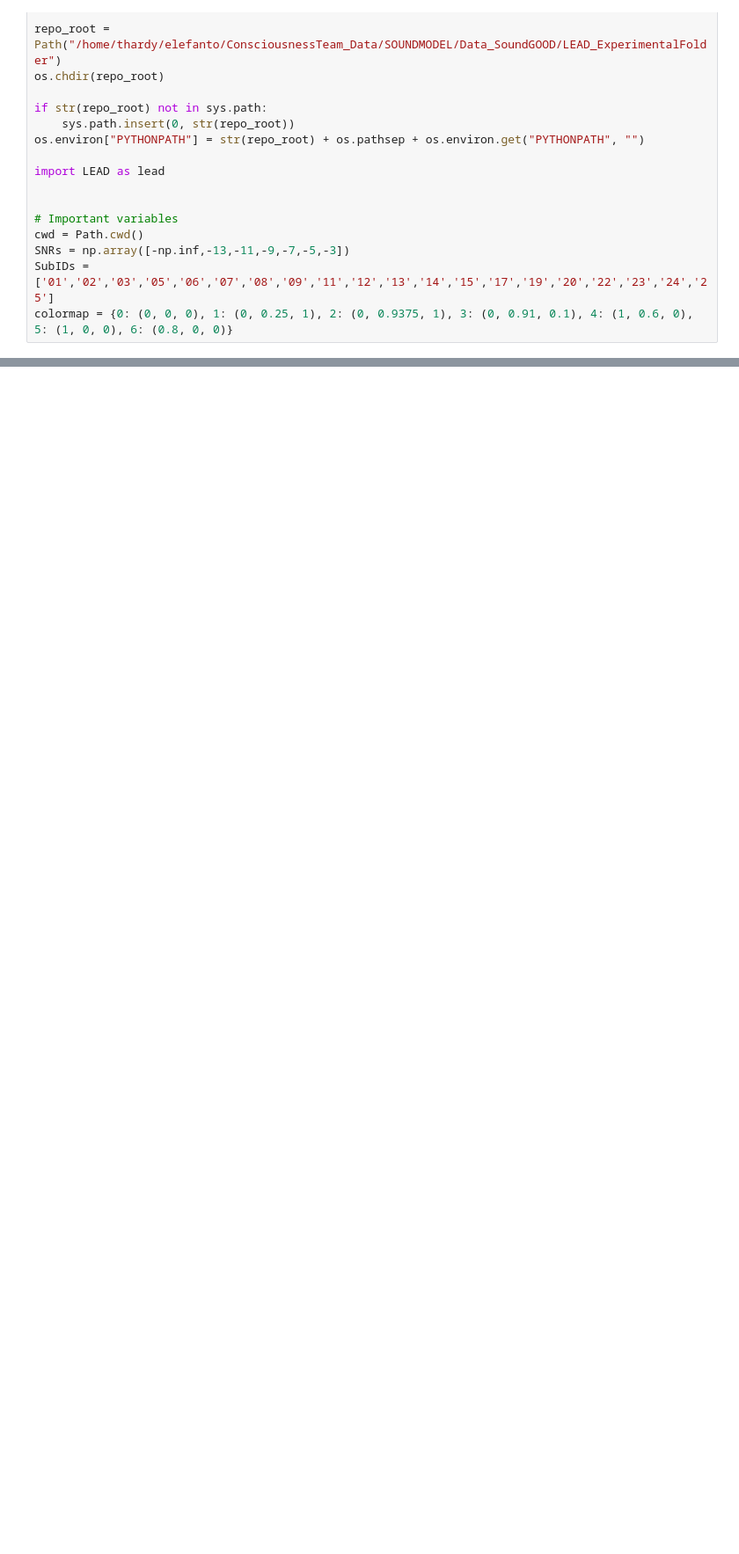
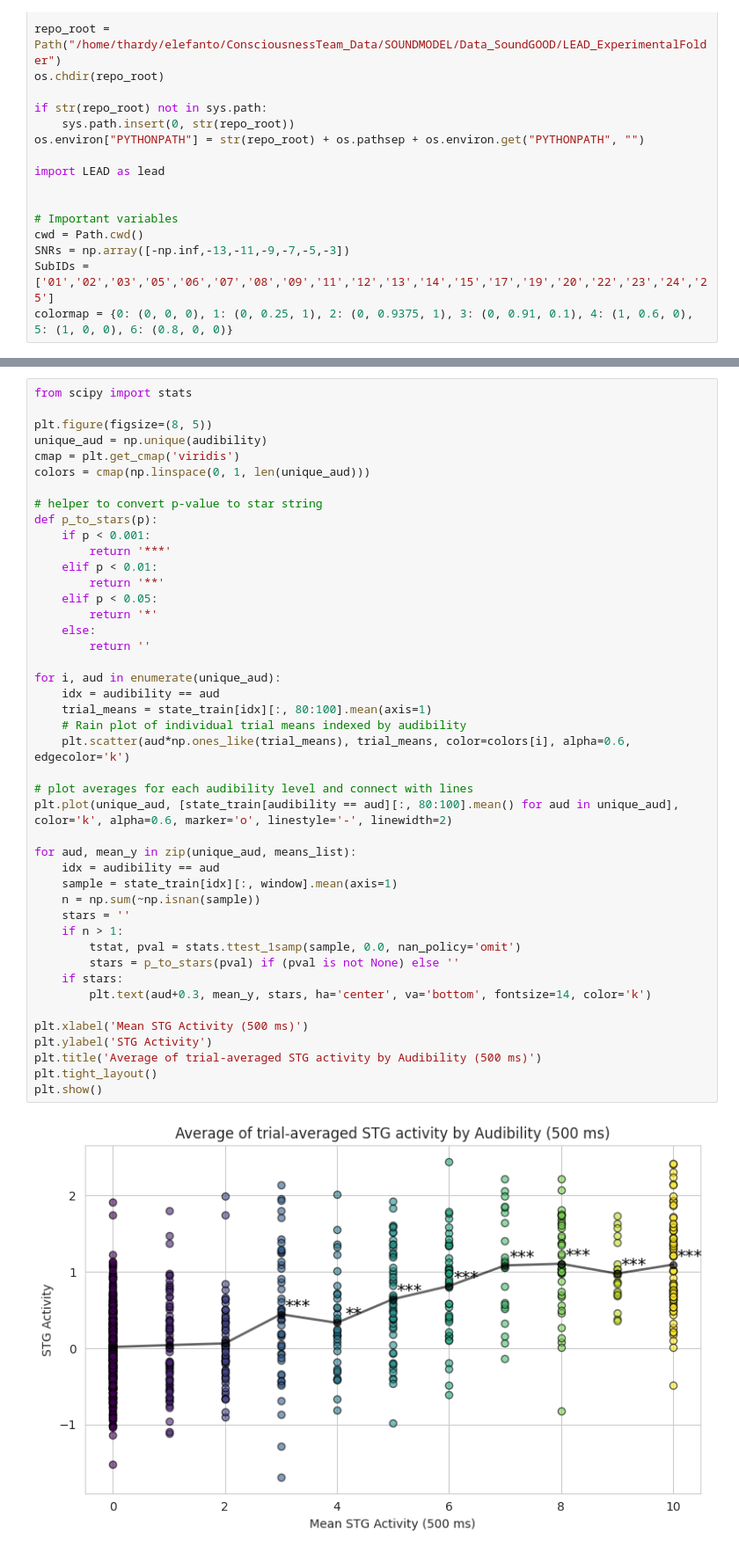
Before and after one commit to ThoHardy/SOUNDMODEL, a Jupyter notebook: Behavioral_Predictions.ipynb, the cells around one changed output, grey strips where cells are left out. Shown at 88% size. Cells and saved outputs as stored; diff of their text form; blank space fills up the shorter version.

```diff
--- a/Behavioral_Predictions.ipynb
+++ b/Behavioral_Predictions.ipynb
@@ -65,0 +121,46 @@ array([ 0,  2,  1,  0,  0,  0, 10,  8,  0,  0, 10, 10,  9,  3,  8,  0,  0,
+# %%
+from scipy import stats
+
+plt.figure(figsize=(8, 5))
+unique_aud = np.unique(audibility)
+cmap = plt.get_cmap('viridis')
+colors = cmap(np.linspace(0, 1, len(unique_aud)))
+
+# helper to convert p-value to star string
+def p_to_stars(p):
+    if p < 0.001:
+        return '***'
+    elif p < 0.01:
+        return '**'
+    elif p < 0.05:
+        return '*'
+    else:
+        return ''
+
+for i, aud in enumerate(unique_aud):
+    idx = audibility == aud
+    trial_means = state_train[idx][:, 80:100].mean(axis=1)
+    # Rain plot of individual trial means indexed by audibility
+    plt.scatter(aud*np.ones_like(trial_means), trial_means, color=colors[i], alpha=0.6, edgecolor='k')
+
+# plot averages for each audibility level and connect with lines
+plt.plot(unique_aud, [state_train[audibility == aud][:, 80:100].mean() for aud in unique_aud], color='k', alpha=0.6, marker='o', linestyle='-', linewidth=2)
+
+for aud, mean_y in zip(unique_aud, means_list):
+    idx = audibility == aud
+    sample = state_train[idx][:, window].mean(axis=1)
+    n = np.sum(~np.isnan(sample))
+    stars = ''
+    if n > 1:
+        tstat, pval = stats.ttest_1samp(sample, 0.0, nan_policy='omit')
+        stars = p_to_stars(pval) if (pval is not None) else ''
+    if stars:
+        plt.text(aud+0.3, mean_y, stars, ha='center', va='bottom', fontsize=14, color='k')
+
+plt.xlabel('Mean STG Activity (500 ms)')
+plt.ylabel('STG Activity')
+plt.title('Average of trial-averaged STG activity by Audibility (500 ms)')
+plt.tight_layout()
+plt.show()
+# %% [output]
+[figure, added]
```
Also changed, not shown: parts of 5 cells of this notebook.
